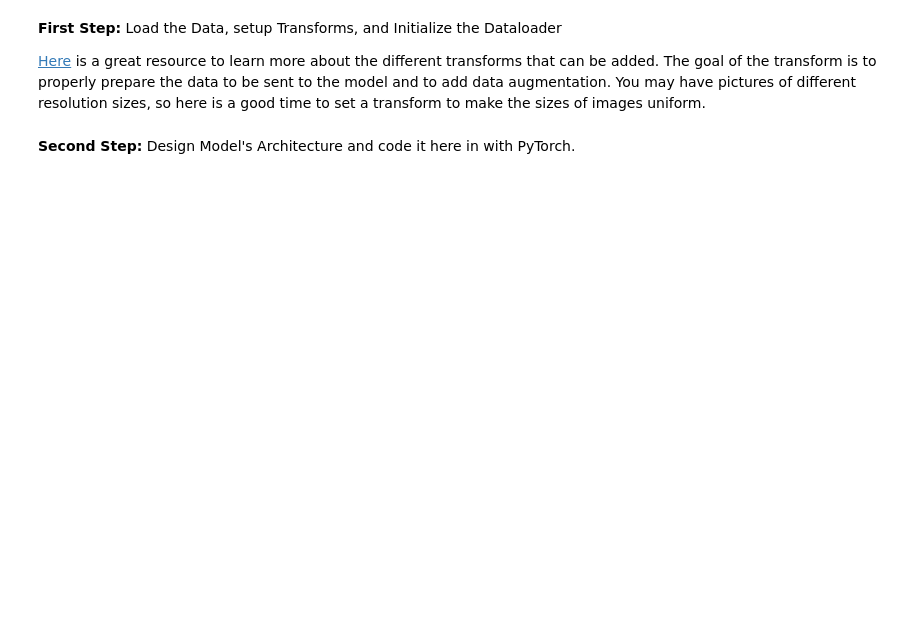
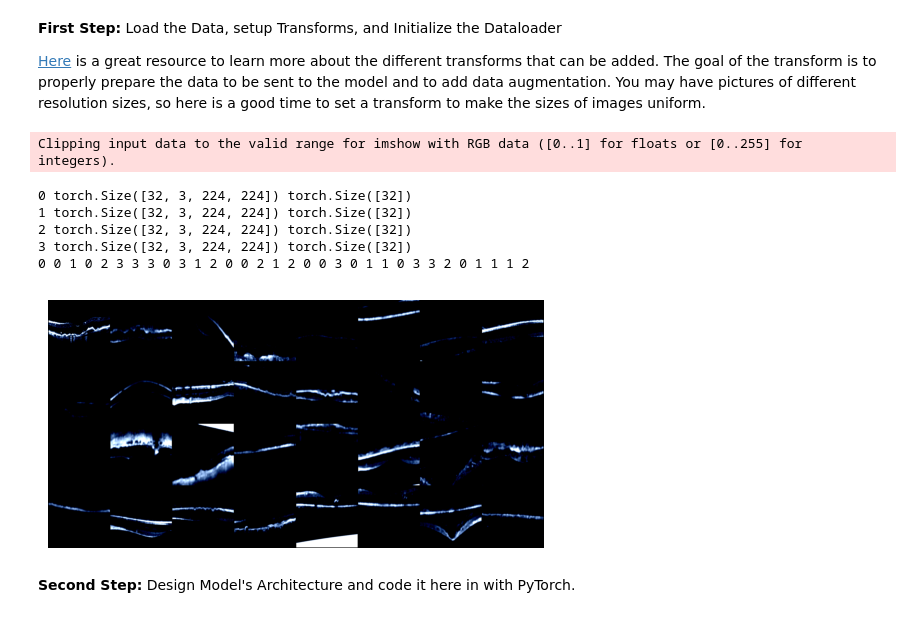
Before and after one commit to DarkEQ/BIM_284_ML_Project, a Jupyter notebook: Lab_B3.ipynb, the cells around one changed output. Cells and saved outputs as stored; diff of their text form; code cells hidden in the pictures; blank space fills up the shorter version.

```diff
--- a/Lab_B3.ipynb
+++ b/Lab_B3.ipynb
@@ -30,14 +84,50 @@ test-val_transform = transforms.Compose([
+# %%
+# Batch Size
+batch_size = 32
+
+# Number of workers
+num_workers = 4
 # %%
-batchsize = # decide your batch size. REMEMBER: If your batch size is too big, you won't be able to load the data to the GPU
-
 #Initialize dataloader for train set
-dataset_train = #code dataset
-train_loader = torch.utils.data.DataLoader(dataset_train, batch_size = batchsize, shuffle=True)
+train_loader = torch.utils.data.DataLoader(dataset_train, batch_size = batch_size, shuffle=True,
+                                             pin_memory = True,
+                                             num_workers=num_workers,
+                                             persistent_workers=True)
 
 #Initialize dataloader for test set
-dataset_test = #code dataset
-test_loader = torch.utils.data.DataLoader(dataset_test, batch_size = batchsize, shuffle=False)
+test_loader = torch.utils.data.DataLoader(dataset_test, batch_size = batch_size, shuffle=False)
 
 #Initialize dataloader for val set
-dataset_val = #code dataset
-val_loader = torch.utils.data.DataLoader(dataset_val, batch_size = batchsize, shuffle=True)
+val_loader = torch.utils.data.DataLoader(dataset_val, batch_size = batch_size, shuffle=True)
+# %%
+# Helper function to show a batch
+def show_batch(sample_batched):
+    images_batch, labels_batch = \
+            sample_batched[0], sample_batched[1]
+
+    grid = utils.make_grid(images_batch)
+    plt.imshow(grid.numpy().transpose((1, 2, 0)))
+    print(' '.join('%d' % labels_batch[j] for j in range(batch_size)))
+
+for i_batch, sample_batched in enumerate(train_loader):
+    print(i_batch, sample_batched[0].size(),
+          sample_batched[1].size())
+
+    # observe 4th batch and stop.
+    if i_batch == 3:
+        plt.figure()
+        show_batch(sample_batched)
+        plt.axis('off')
+        plt.ioff()
+        plt.show()
+
+
+        break
+# %% [output]
+Clipping input data to the valid range for imshow with RGB data ([0..1] for floats or [0..255] for integers).
+0 torch.Size([32, 3, 224, 224]) torch.Size([32])
+1 torch.Size([32, 3, 224, 224]) torch.Size([32])
+2 torch.Size([32, 3, 224, 224]) torch.Size([32])
+3 torch.Size([32, 3, 224, 224]) torch.Size([32])
+0 0 1 0 2 3 3 3 0 3 1 2 0 0 2 1 2 0 0 3 0 1 1 0 3 3 2 0 1 1 1 2
+[figure, added]
```
Also changed, not shown: parts of 21 cells of this notebook, 1 other file.
